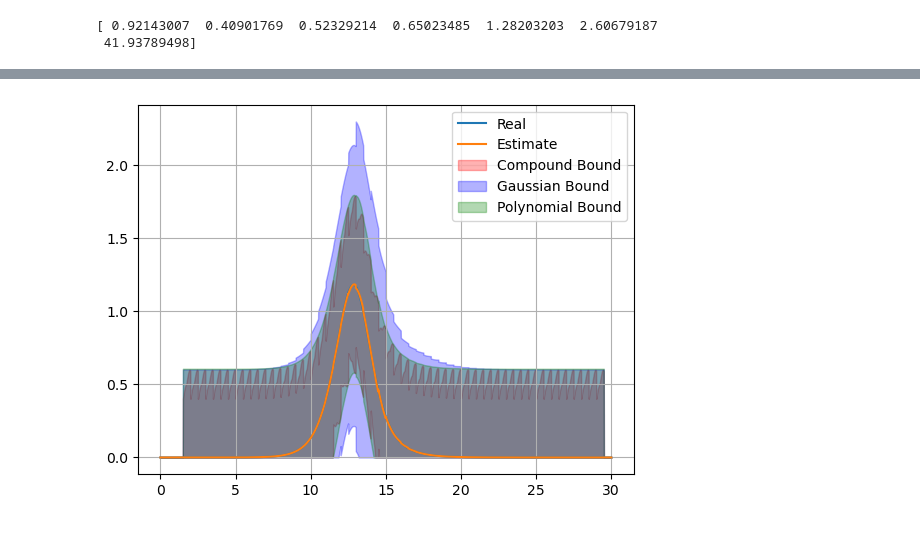
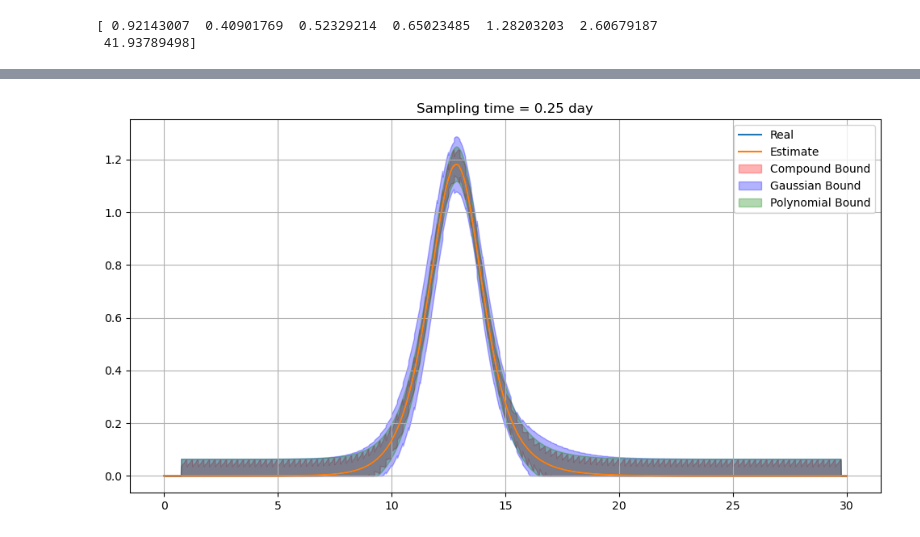
Before and after one commit to rahalnanayakkara/nonlinear_observers, a Jupyter notebook: epidemiology/stepwise_bounds.ipynb, the cells around one changed output, grey strips where cells are left out. Cells and saved outputs as stored; diff of their text form; code cells hidden in the pictures.

Commit message:
bounds plot

```diff
--- a/epidemiology/stepwise_bounds.ipynb
+++ b/epidemiology/stepwise_bounds.ipynb
@@ -16,7 +17,7 @@ verbose = False
 verbose_lagrange = False
 
 num_days = 30
-sampling_dt = 0.5
+sampling_dt = 0.25
 integration_dt = 0.01
 
 num_integration_steps = int(num_days/integration_dt)
@@ -68,7 +69,7 @@ d=4
 y_hat_p, y_bound_p = get_poly_estimates(t_samples, y_samples, Y_max, N, sampling_dt, d, delay, nderivs, integration_dt)
 
 # Gaussian Bounds
-y_hat_g, y_bound_g = get_gauss_estimates(t_samples, y_samples, Y_max, N, sampling_dt, n_gauss, delay, nderivs, integration_dt)
+y_hat_g, y_bound_g = get_gauss_estimates(t_samples, y_samples, Y_max, N, sampling_dt, n_gauss, delay, nderivs, integration_dt, d0=d)
 # %%
 states2 = ["V", "I", "UV"]
 
@@ -179,16 +237,18 @@ plt.show()
 # %%
 UV_hat = (I_hat[1]+params['delta']*I_hat[0])/params['beta']
 UV_bound = (I_bound[1]+params['delta']*I_bound[0])/params['beta']
 
+plt.figure(figsize=(12,6))
 plt.plot(time, x2[2], label="Real")
 plt.plot(time, UV_hat, label="Estimate")
 plt.fill_between(time, np.maximum(0,UV_hat-UV_bound), np.maximum(0,UV_hat+UV_bound), alpha=0.3, color='red', label="Compound Bound")
 i=2
 plt.fill_between(time, np.maximum(0, x2_hat_g[i,:]-x2_bound_g[i,:]), x2_hat_g[i,:]+x2_bound_g[i,:], alpha=0.3, color='blue', label='Gaussian Bound')
 plt.fill_between(time, np.maximum(0, x2_hat_p[i,:]-x2_bound_p[i,:]), x2_hat_p[i,:]+x2_bound_p[i,:], alpha=0.3, color='green', label='Polynomial Bound')
 
 plt.legend()
 plt.grid()
+plt.title(f"Sampling time = {sampling_dt} day")
 plt.show()
 # %% [output]
-[figure, old version]
+[figure, new version]
```
Also changed, not shown: parts of 7 cells of this notebook, 2 other files.
